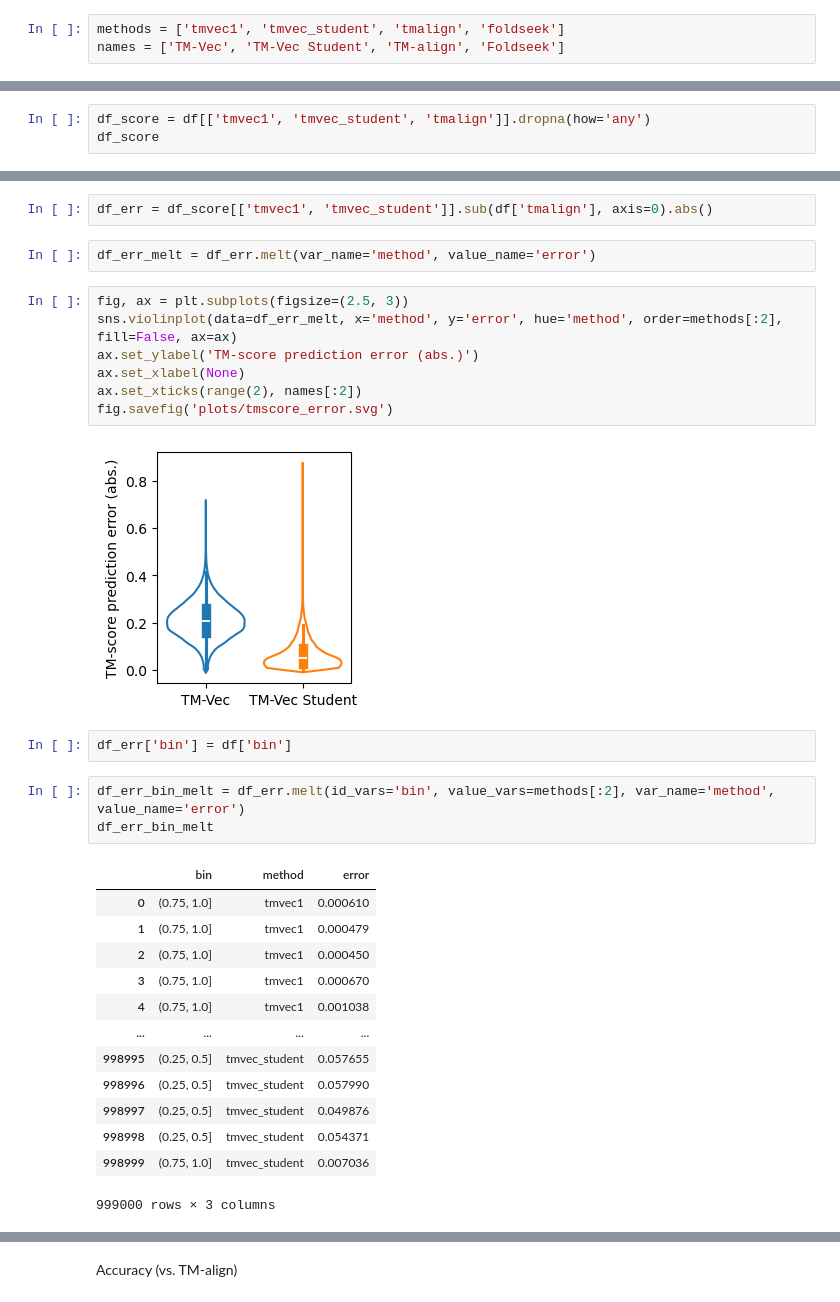
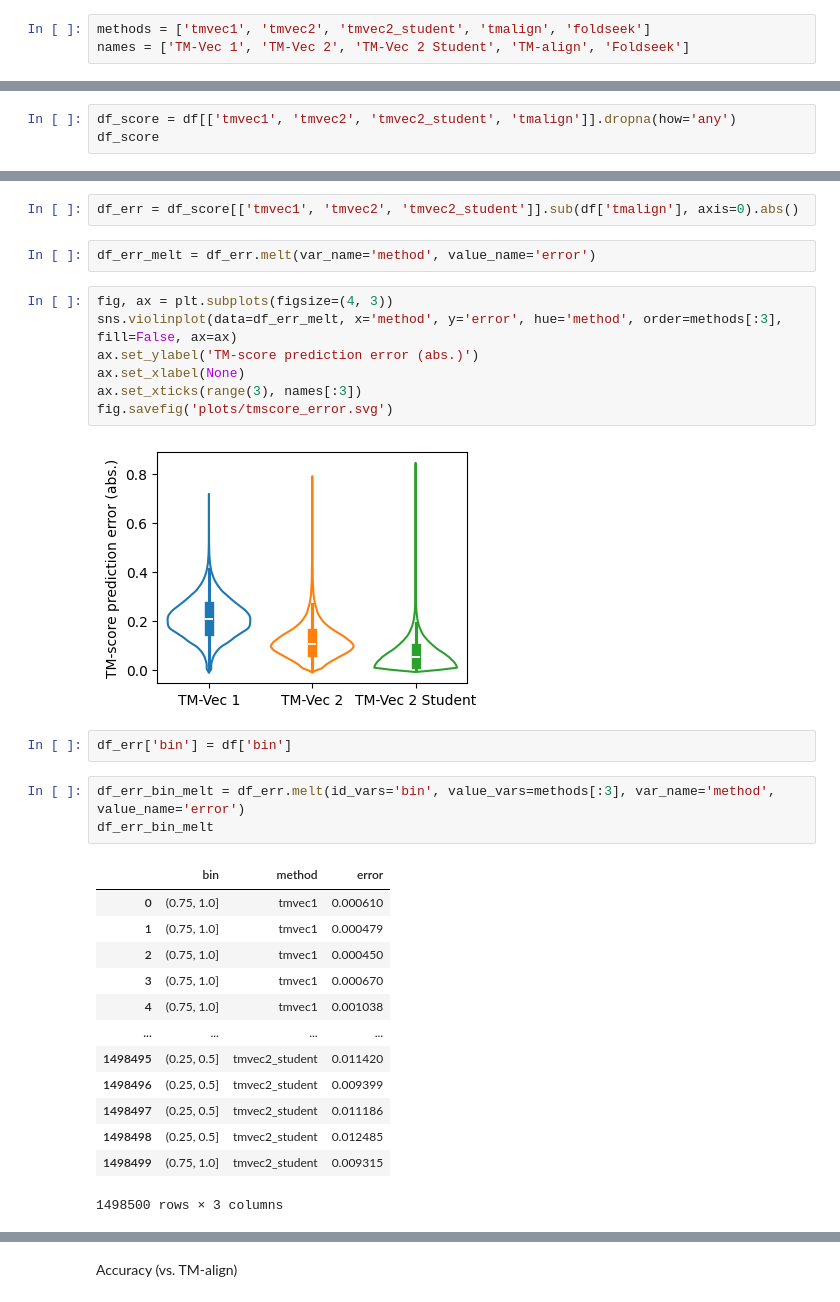
Before and after one commit to paarth-b/tmvec-bench, a Jupyter notebook: src/visualization/accuracy.ipynb, the cells around one changed output, grey strips where cells are left out. Saved outputs shown, nothing was run; the diff lists cells and outputs as text.

```diff
--- a/src/visualization/accuracy.ipynb
+++ b/src/visualization/accuracy.ipynb
@@ -33,13 +104,13 @@ df
 bins = [0.0, 0.25, 0.5, 0.75, 1.0]
 df['bin'] = pd.cut(df['tmalign'], bins=bins, right=True)
 # %%
-methods = ['tmvec1', 'tmvec_student', 'tmalign', 'foldseek']
-names = ['TM-Vec', 'TM-Vec Student', 'TM-align', 'Foldseek']
+methods = ['tmvec1', 'tmvec2', 'tmvec2_student', 'tmalign', 'foldseek']
+names = ['TM-Vec 1', 'TM-Vec 2', 'TM-Vec 2 Student', 'TM-align', 'Foldseek']
 # %%
 levels = ['class', 'architecture', 'topology', 'superfamily']
 # %% [markdown]
 Correlation
 # %%
-df_score = df[['tmvec1', 'tmvec_student', 'tmalign']].dropna(how='any')
+df_score = df[['tmvec1', 'tmvec2', 'tmvec2_student', 'tmalign']].dropna(how='any')
 df_score
 # %% [output]
@@ -102,22 +174,22 @@ fig.savefig('plots/distribution.svg')
 # %% [markdown]
 Errors
 # %%
-df_err = df_score[['tmvec1', 'tmvec_student']].sub(df['tmalign'], axis=0).abs()
+df_err = df_score[['tmvec1', 'tmvec2', 'tmvec2_student']].sub(df['tmalign'], axis=0).abs()
 # %%
 df_err_melt = df_err.melt(var_name='method', value_name='error')
 # %%
-fig, ax = plt.subplots(figsize=(2.5, 3))
-sns.violinplot(data=df_err_melt, x='method', y='error', hue='method', order=methods[:2], fill=False, ax=ax)
+fig, ax = plt.subplots(figsize=(4, 3))
+sns.violinplot(data=df_err_melt, x='method', y='error', hue='method', order=methods[:3], fill=False, ax=ax)
 ax.set_ylabel('TM-score prediction error (abs.)')
 ax.set_xlabel(None)
-ax.set_xticks(range(2), names[:2])
+ax.set_xticks(range(3), names[:3])
 fig.savefig('plots/tmscore_error.svg')
 # %% [output]
-[figure, old version]
+[figure, new version]
 # %%
 df_err['bin'] = df['bin']
 # %%
-df_err_bin_melt = df_err.melt(id_vars='bin', value_vars=methods[:2], var_name='method', value_name='error')
+df_err_bin_melt = df_err.melt(id_vars='bin', value_vars=methods[:3], var_name='method', value_name='error')
 df_err_bin_melt
 # %% [output]
 |  | bin | method | error |
@@ -127,10 +199,10 @@ df_err_bin_melt
 | 3 | (0.75, 1.0] | tmvec1 | 0.000670 |
 | 4 | (0.75, 1.0] | tmvec1 | 0.001038 |
 | ... | ... | ... | ... |
-| 998995 | (0.25, 0.5] | tmvec_student | 0.057655 |
-| 998996 | (0.25, 0.5] | tmvec_student | 0.057990 |
-| 998997 | (0.25, 0.5] | tmvec_student | 0.049876 |
-| 998998 | (0.25, 0.5] | tmvec_student | 0.054371 |
-| 998999 | (0.75, 1.0] | tmvec_student | 0.007036 |
+| 1498495 | (0.25, 0.5] | tmvec2_student | 0.011420 |
+| 1498496 | (0.25, 0.5] | tmvec2_student | 0.009399 |
+| 1498497 | (0.25, 0.5] | tmvec2_student | 0.011186 |
+| 1498498 | (0.25, 0.5] | tmvec2_student | 0.012485 |
+| 1498499 | (0.75, 1.0] | tmvec2_student | 0.009315 |
-999000 rows × 3 columns
+1498500 rows × 3 columns
 # %%
```
Also changed, not shown: parts of 10 cells of this notebook, 20 other files.
